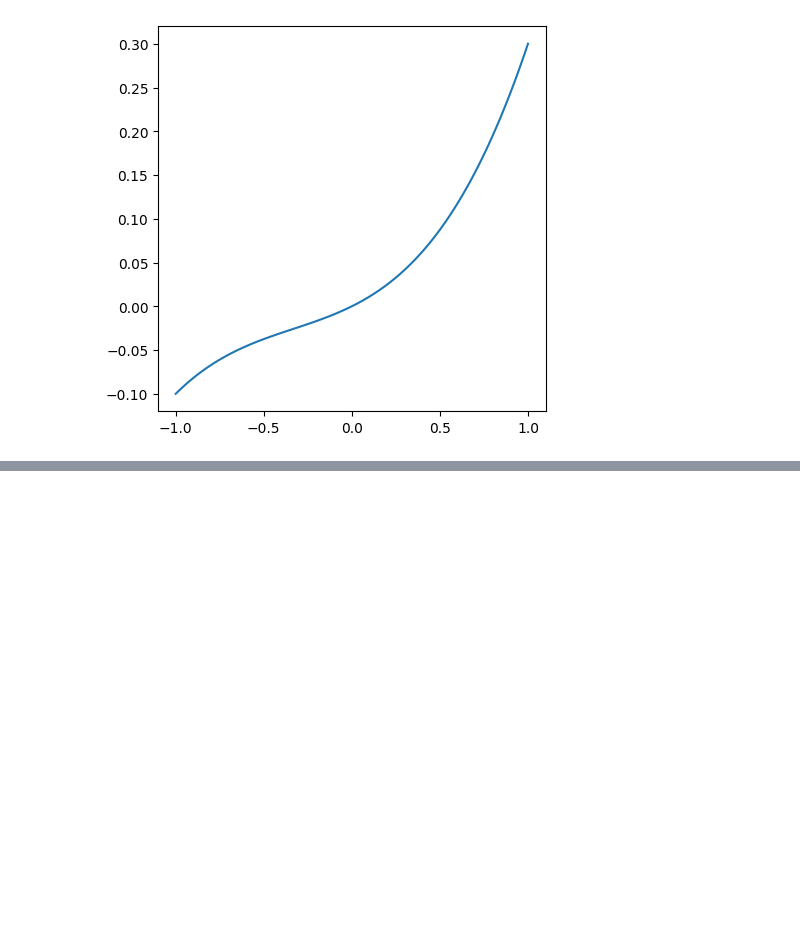
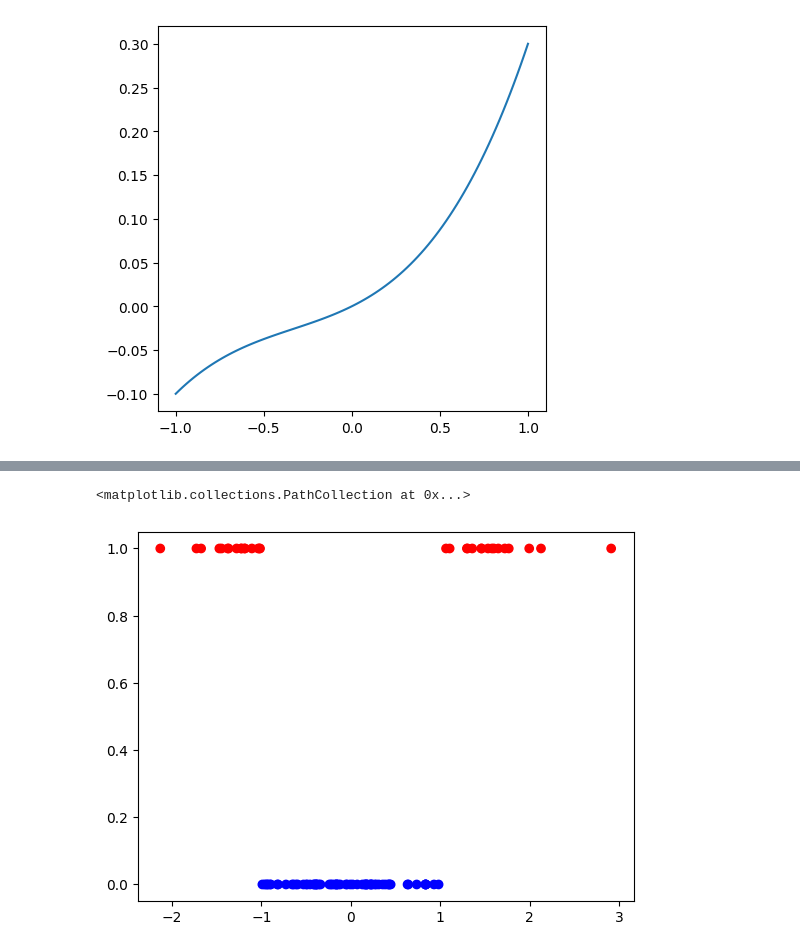
Before and after one commit to letscode011/Convolution, a Jupyter notebook: SimpleConvolution.ipynb, the cells around one changed output, grey strips where cells are left out. Saved outputs shown, nothing was run; the diff lists cells and outputs as text; code cells hidden in the pictures; blank space fills up the shorter version.

```diff
--- a/SimpleConvolution.ipynb
+++ b/SimpleConvolution.ipynb
@@ -82,0 +93,7 @@ plt.xticks(np.linspace(min(xi), max(xi), 5))
+# %%
+rng = np.random.default_rng(42)
+# %%
+xi = rng.standard_normal(100)
+yi = np.where(xi*xi < 1, 0, 1)
+ip = np.array([xi, yi]).T
+ip
@@ -82,0 +118,6 @@ plt.xticks(np.linspace(min(xi), max(xi), 5))
+# %%
+colors = np.where(yi == 0, "blue", "red")
+plt.scatter(xi,yi, c=colors)
+# %% [output]
+<matplotlib.collections.PathCollection at 0x...>
+[figure, added]
```
Also changed, not shown: parts of 5 cells of this notebook.
